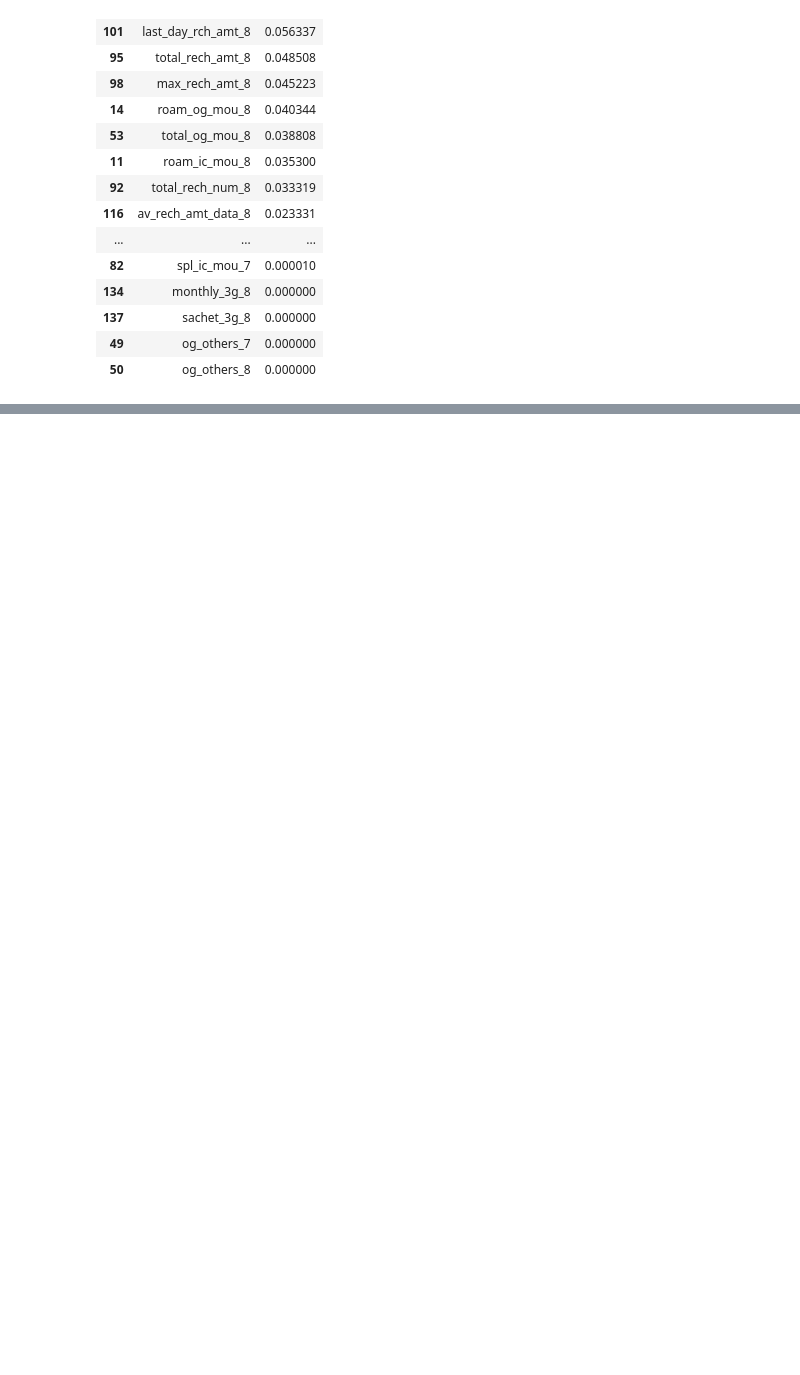
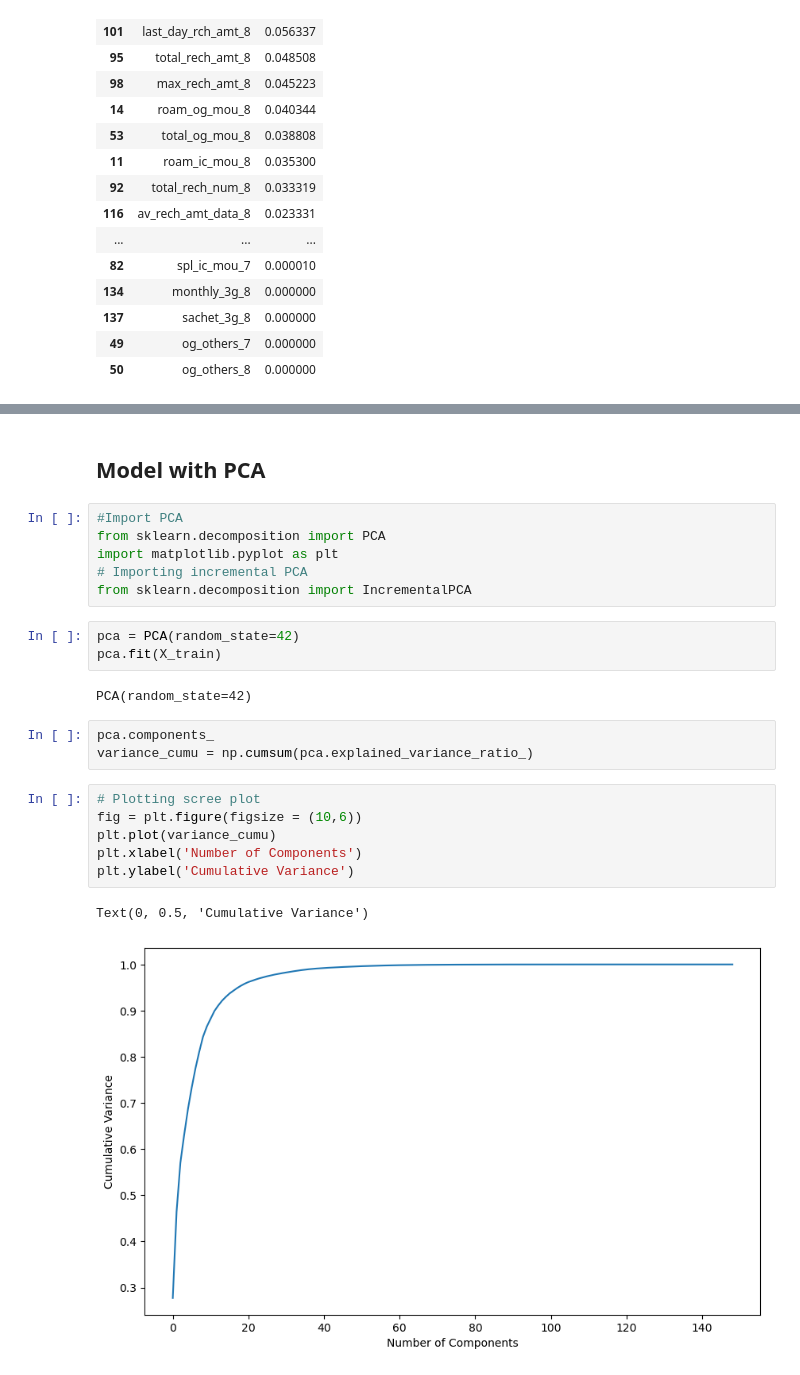
Before and after one commit to jays-26/temp-telcomchurm, a Jupyter notebook: Telecom Churn Case Study.ipynb, the cells around one changed output, grey strips where cells are left out. Cells and saved outputs as stored; diff of their text form; blank space fills up the shorter version.

```diff
--- a/Telecom Churn Case Study.ipynb
+++ b/Telecom Churn Case Study.ipynb
@@ -1542,0 +1561,25 @@ imp_df.sort_values(by="Imp", ascending=False)
+# %% [markdown]
+##  Model with PCA
+# %%
+#Import PCA
+from sklearn.decomposition import PCA
+import matplotlib.pyplot as plt
+# Importing incremental PCA
+from sklearn.decomposition import IncrementalPCA
+# %%
+pca = PCA(random_state=42)
+pca.fit(X_train)
+# %% [output]
+PCA(random_state=42)
+# %%
+pca.components_
+variance_cumu = np.cumsum(pca.explained_variance_ratio_)
+# %%
+# Plotting scree plot
+fig = plt.figure(figsize = (10,6))
+plt.plot(variance_cumu)
+plt.xlabel('Number of Components')
+plt.ylabel('Cumulative Variance')
+# %% [output]
+Text(0, 0.5, 'Cumulative Variance')
+[figure, added]
```
Also changed, not shown: parts of 33 cells of this notebook.
